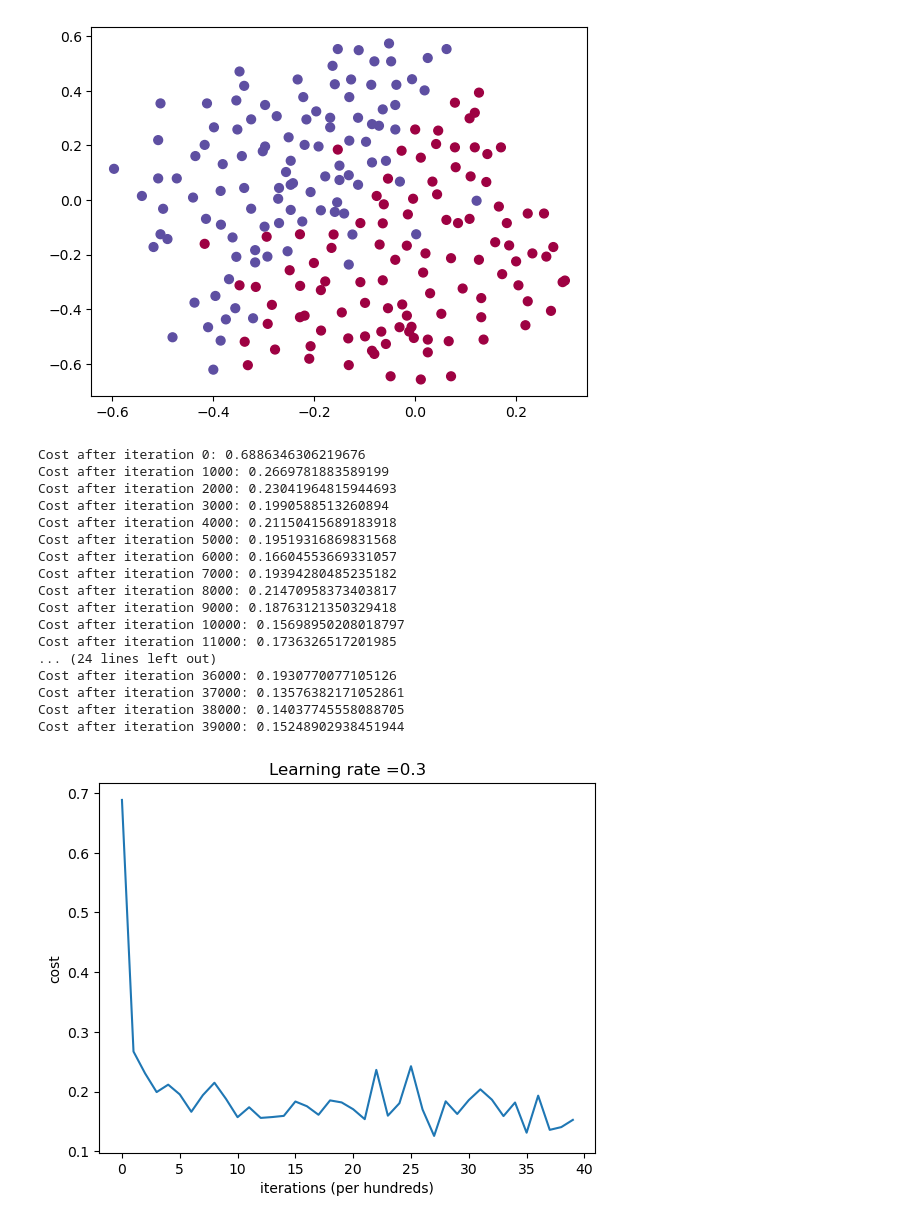
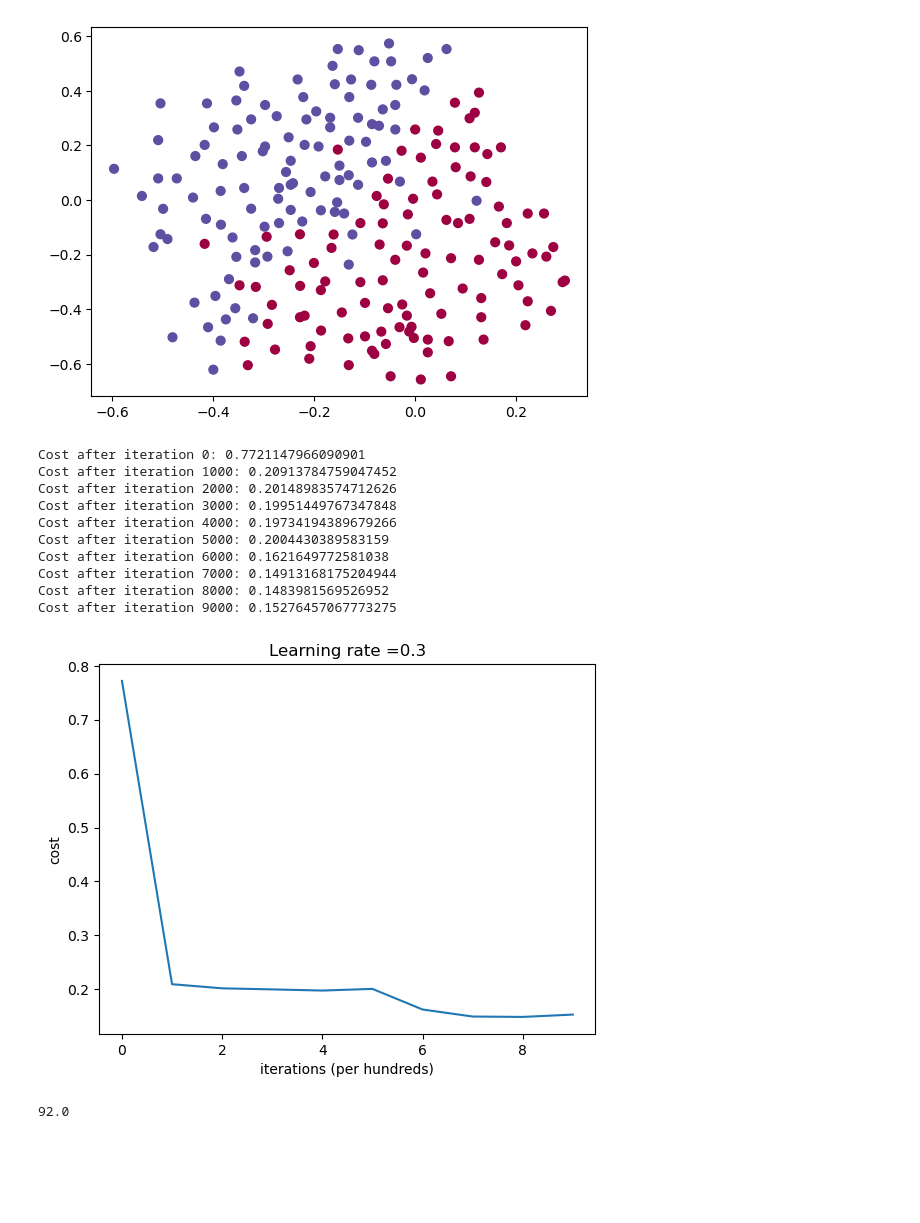
Before and after one commit to sunblockisneeded/dl_couresra, a Jupyter notebook: 5-1/5-1.ipynb, the cells around one changed output. Cells and saved outputs as stored; diff of their text form; code cells hidden in the pictures; blank space fills up the shorter version.

Commit message:
utils에 predict 기능 추가. iterations 가 좀 돌수록 cost가 nan이 되는 문제 발생

```diff
--- a/5-1/5-1.ipynb
+++ b/5-1/5-1.ipynb
@@ -36,23 +36,16 @@ train_x, train_y, test_x, test_y = load_2D_dataset()
 # %% [output]
 [figure]
 # %%
-params = model(train_x, train_y,learning_rate = 0.3,iterations = 10000, keep_prob = 0.9, l2_reg = False)
+params = model(train_x, train_y,learning_rate = 0.3,iterations = 10000, keep_prob = 1, l2_reg = False,)
 # %% [output]
-Cost after iteration 0: 0.6886346306219676
-Cost after iteration 1000: 0.2669781883589199
-Cost after iteration 2000: 0.23041964815944693
-Cost after iteration 3000: 0.1990588513260894
-Cost after iteration 4000: 0.21150415689183918
-Cost after iteration 5000: 0.19519316869831568
-Cost after iteration 6000: 0.16604553669331057
-Cost after iteration 7000: 0.19394280485235182
-Cost after iteration 8000: 0.21470958373403817
-Cost after iteration 9000: 0.18763121350329418
-Cost after iteration 10000: 0.15698950208018797
-Cost after iteration 11000: 0.1736326517201985
-... (24 lines left out)
-Cost after iteration 36000: 0.1930770077105126
-Cost after iteration 37000: 0.13576382171052861
-Cost after iteration 38000: 0.14037745558088705
-Cost after iteration 39000: 0.15248902938451944
+Cost after iteration 0: 0.7721147966090901
+Cost after iteration 1000: 0.20913784759047452
+Cost after iteration 2000: 0.20148983574712626
+Cost after iteration 3000: 0.19951449767347848
+Cost after iteration 4000: 0.19734194389679266
+Cost after iteration 5000: 0.2004430389583159
+Cost after iteration 6000: 0.1621649772581038
+Cost after iteration 7000: 0.14913168175204944
+Cost after iteration 8000: 0.1483981569526952
+Cost after iteration 9000: 0.15276457067773275
-[figure, old version]
+[figure, new version]
@@ -58,0 +55,4 @@ Cost after iteration 39000: 0.15248902938451944
+# %%
+accuracy
+# %% [output]
+92.0
```
Also changed, not shown: parts of 1 cell of this notebook, 1 other file.
